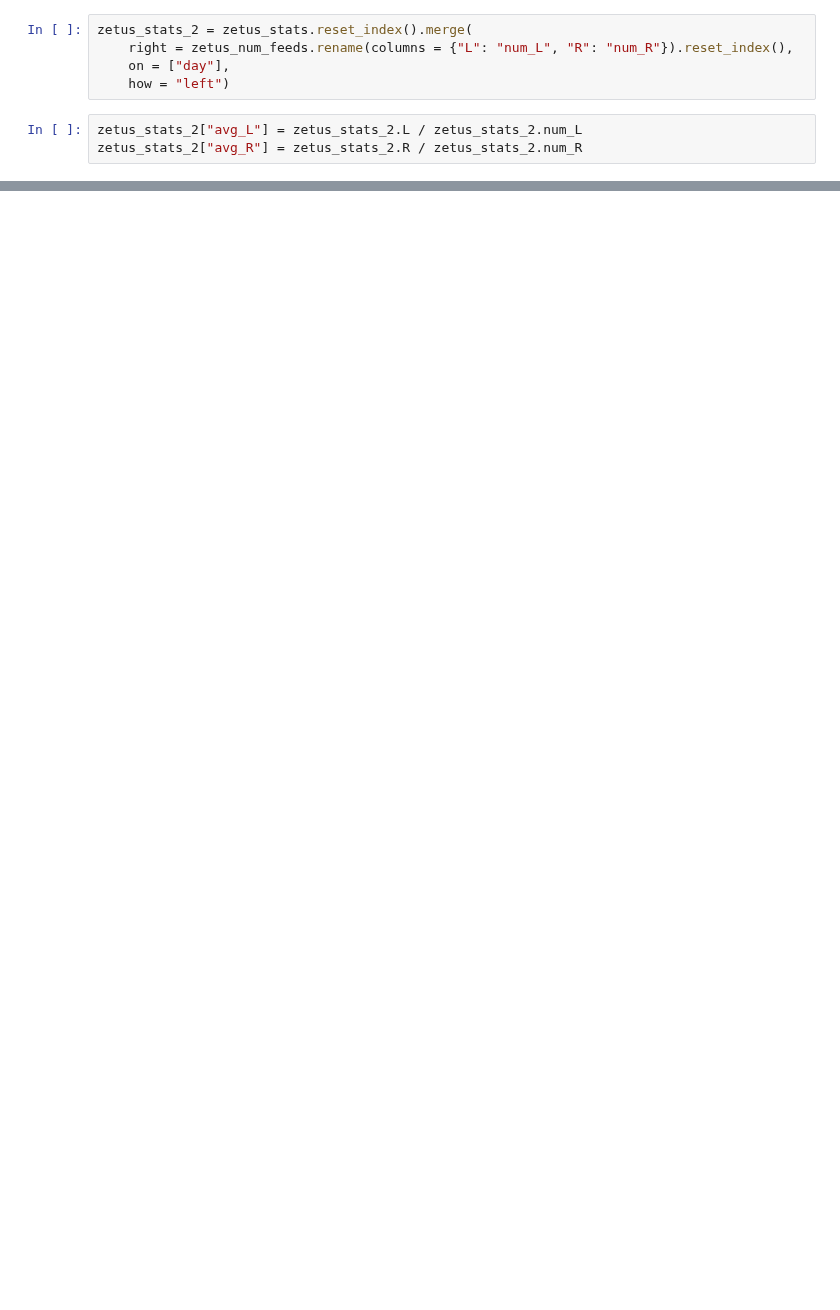
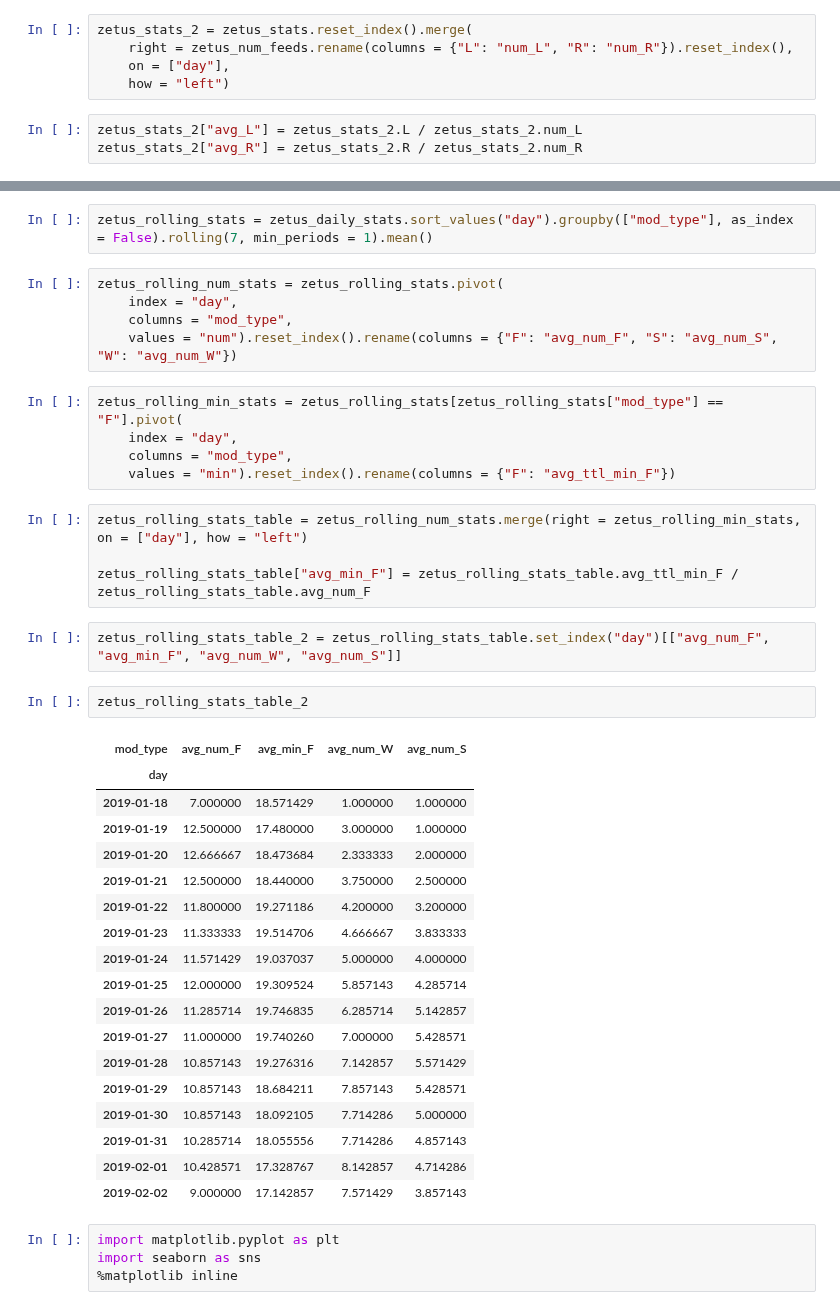
Before and after one commit to gautsi/gen-purpose-repo, a Jupyter notebook: zetus/ZetusFeedings.ipynb, the cells around one changed output, grey strips where cells are left out. Saved outputs shown, nothing was run; the diff lists cells and outputs as text; blank space fills up the shorter version.

```diff
--- a/zetus/ZetusFeedings.ipynb
+++ b/zetus/ZetusFeedings.ipynb
@@ -301,0 +456,43 @@ zetus_stats_2
+# %%
+zetus_rolling_stats = zetus_daily_stats.sort_values("day").groupby(["mod_type"], as_index = False).rolling(7, min_periods = 1).mean()
+# %%
+zetus_rolling_num_stats = zetus_rolling_stats.pivot(
+    index = "day",
+    columns = "mod_type",
+    values = "num").reset_index().rename(columns = {"F": "avg_num_F", "S": "avg_num_S", "W": "avg_num_W"})
+# %%
+zetus_rolling_min_stats = zetus_rolling_stats[zetus_rolling_stats["mod_type"] == "F"].pivot(
+    index = "day",
+    columns = "mod_type",
+    values = "min").reset_index().rename(columns = {"F": "avg_ttl_min_F"})
+# %%
+zetus_rolling_stats_table = zetus_rolling_num_stats.merge(right = zetus_rolling_min_stats, on = ["day"], how = "left")
+
+zetus_rolling_stats_table["avg_min_F"] = zetus_rolling_stats_table.avg_ttl_min_F / zetus_rolling_stats_table.avg_num_F
+# %%
+zetus_rolling_stats_table_2 = zetus_rolling_stats_table.set_index("day")[["avg_num_F", "avg_min_F", "avg_num_W", "avg_num_S"]]
+# %%
+zetus_rolling_stats_table_2
+# %% [output]
+| mod_type | avg_num_F | avg_min_F | avg_num_W | avg_num_S |
+| day |  |  |  |  |
+| 2019-01-18 | 7.000000 | 18.571429 | 1.000000 | 1.000000 |
+| 2019-01-19 | 12.500000 | 17.480000 | 3.000000 | 1.000000 |
+| 2019-01-20 | 12.666667 | 18.473684 | 2.333333 | 2.000000 |
+| 2019-01-21 | 12.500000 | 18.440000 | 3.750000 | 2.500000 |
+| 2019-01-22 | 11.800000 | 19.271186 | 4.200000 | 3.200000 |
+| 2019-01-23 | 11.333333 | 19.514706 | 4.666667 | 3.833333 |
+| 2019-01-24 | 11.571429 | 19.037037 | 5.000000 | 4.000000 |
+| 2019-01-25 | 12.000000 | 19.309524 | 5.857143 | 4.285714 |
+| 2019-01-26 | 11.285714 | 19.746835 | 6.285714 | 5.142857 |
+| 2019-01-27 | 11.000000 | 19.740260 | 7.000000 | 5.428571 |
+| 2019-01-28 | 10.857143 | 19.276316 | 7.142857 | 5.571429 |
+| 2019-01-29 | 10.857143 | 18.684211 | 7.857143 | 5.428571 |
+| 2019-01-30 | 10.857143 | 18.092105 | 7.714286 | 5.000000 |
+| 2019-01-31 | 10.285714 | 18.055556 | 7.714286 | 4.857143 |
+| 2019-02-01 | 10.428571 | 17.328767 | 8.142857 | 4.714286 |
+| 2019-02-02 | 9.000000 | 17.142857 | 7.571429 | 3.857143 |
+# %%
+import matplotlib.pyplot as plt
+import seaborn as sns
+%matplotlib inline
```
Also changed, not shown: parts of 21 cells of this notebook, 4 other files.
